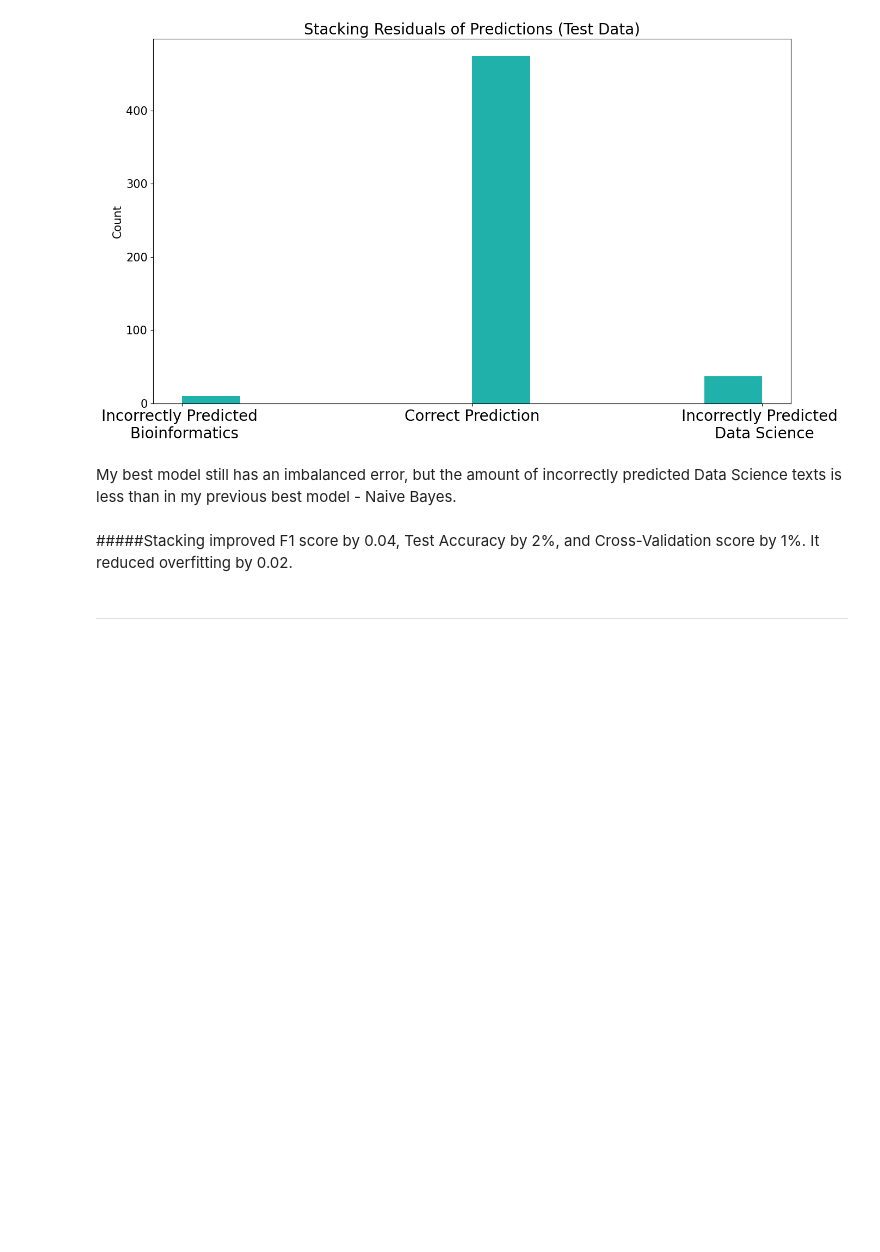
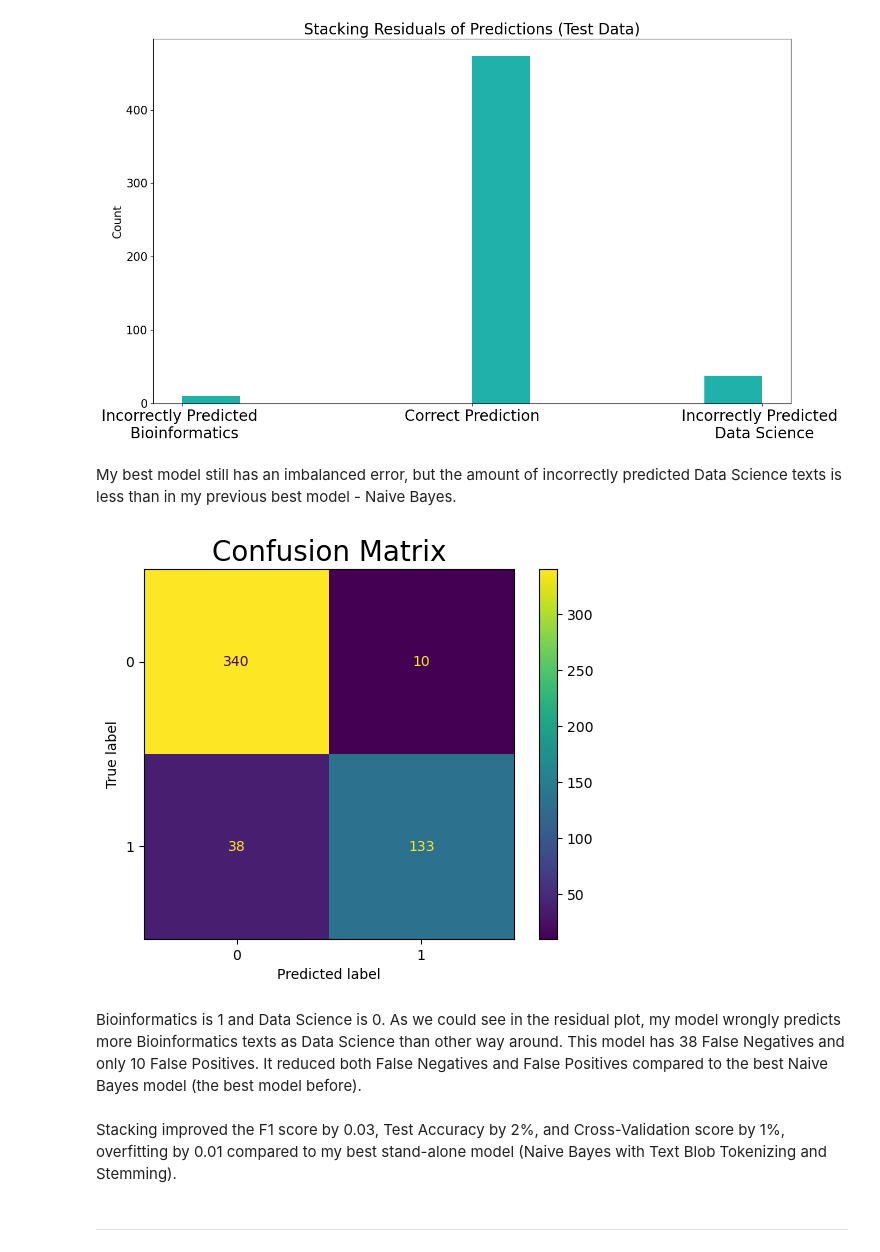
Before and after one commit to ailinnesse/NLP_Differentiate_Bioinformatics_Data_Science_texts, a Jupyter notebook: code/05_Stacking_Model.ipynb, the cells around one changed output. Cells and saved outputs as stored; diff of their text form; code cells hidden in the pictures; blank space fills up the shorter version.

```diff
--- a/code/05_Stacking_Model.ipynb
+++ b/code/05_Stacking_Model.ipynb
@@ -138,8 +212,15 @@ functions_for_modeling.plot_residuals(tb_stem_st, X_test, y_test, 'Stacking', 's
 [figure]
 # %% [markdown]
 My best model still has an imbalanced error, but the amount of incorrectly predicted Data Science texts is less than in my previous best model - Naive Bayes.
+# %%
+# Confusion Matrix
+functions_for_modeling.plot_confusion_matrix(tb_stem_st, X_test, y_test)
+# %% [output]
+[figure, added]
+# %% [markdown]
+Bioinformatics is 1 and Data Science is 0. As we could see in the residual plot, my model wrongly predicts more Bioinformatics texts as Data Science than other way around. This model has 38 False Negatives and only 10 False Positives. It reduced both False Negatives and False Positives compared to the best Naive Bayes model (the best model before).
 # %% [markdown]
-#####Stacking improved F1 score by 0.04, Test Accuracy by 2%, and Cross-Validation score by 1%. It reduced overfitting by 0.02.
+Stacking improved the F1 score by 0.03, Test Accuracy by 2%, and Cross-Validation score by 1%, overfitting by 0.01 compared to my best stand-alone model (Naive Bayes with Text Blob Tokenizing and Stemming).
 # %% [markdown]
 ---
 # %% [markdown]
```
Also changed, not shown: parts of 18 cells of this notebook, 6 other files.
